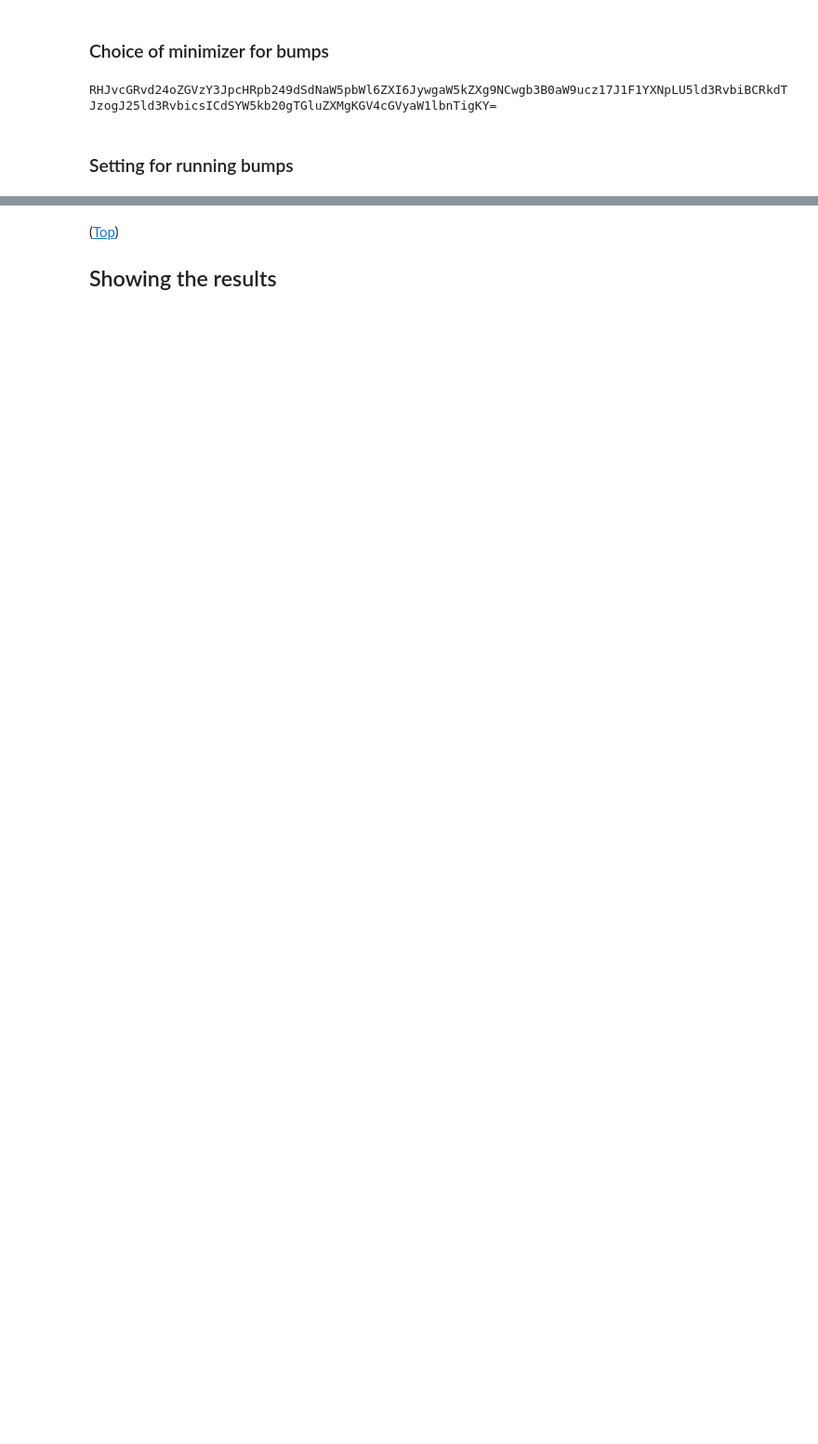
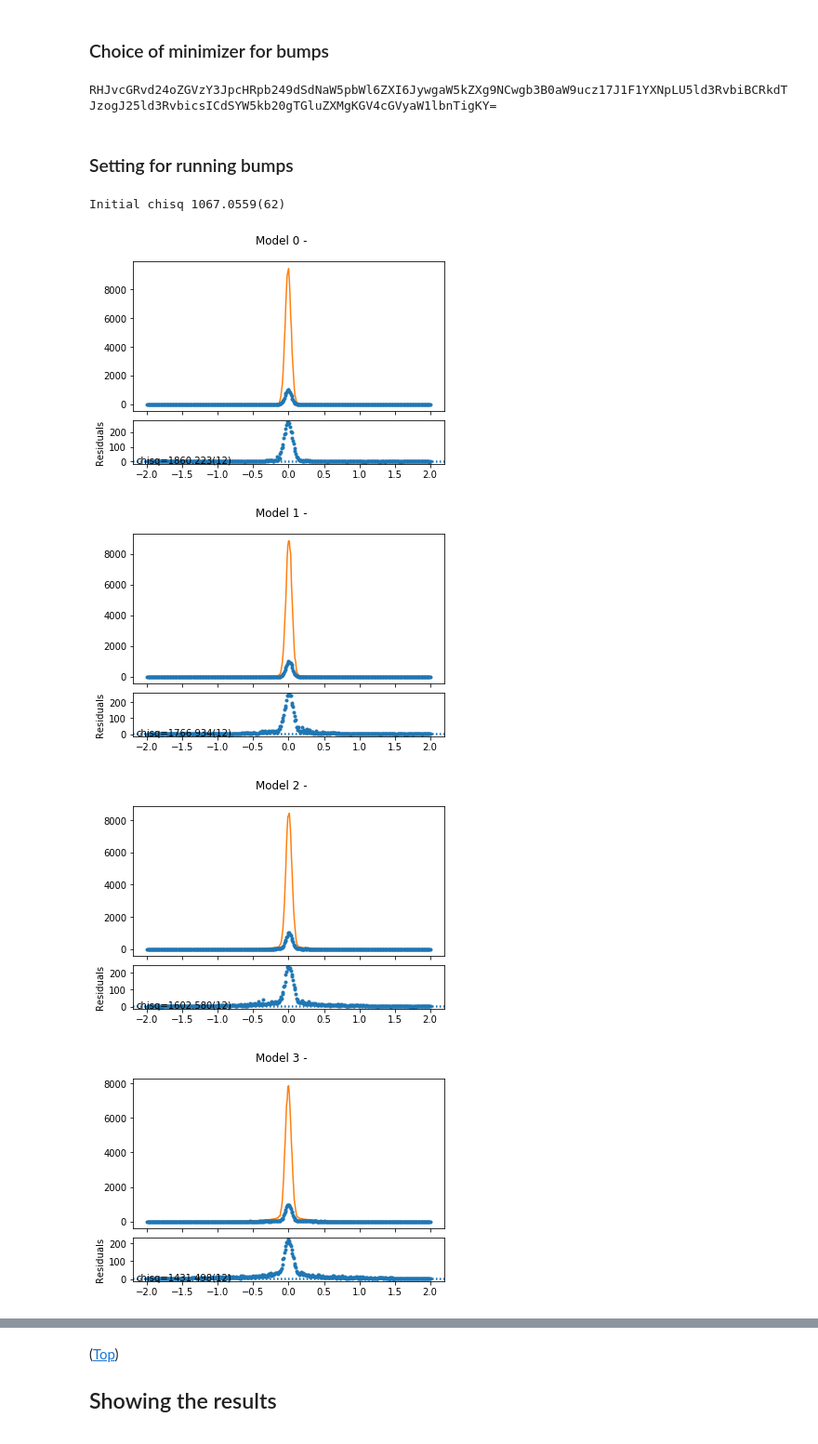
Before and after one commit to QENSlibrary/QENSmodels, a Jupyter notebook: examples/bumps_IsoRot_fit.ipynb, the cells around one changed output, grey strips where cells are left out. Shown at 93% size. Drawn from its saved outputs; the diff is of its cells as text; code cells hidden in the pictures; blank space fills up the shorter version.

```diff
--- a/examples/bumps_IsoRot_fit.ipynb
+++ b/examples/bumps_IsoRot_fit.ipynb
@@ -138,0 +141,10 @@ output_folder = 'QENS'
+# %%
+# Preview of the settings
+print('Initial chisq', problem.chisq_str())
+problem.plot()
+# %% [output]
+Initial chisq 1067.0559(62)
+[figure, added]
+[figure, added]
+[figure, added]
+[figure, added]
```
Also changed, not shown: parts of 15 cells of this notebook, 5 other files.
